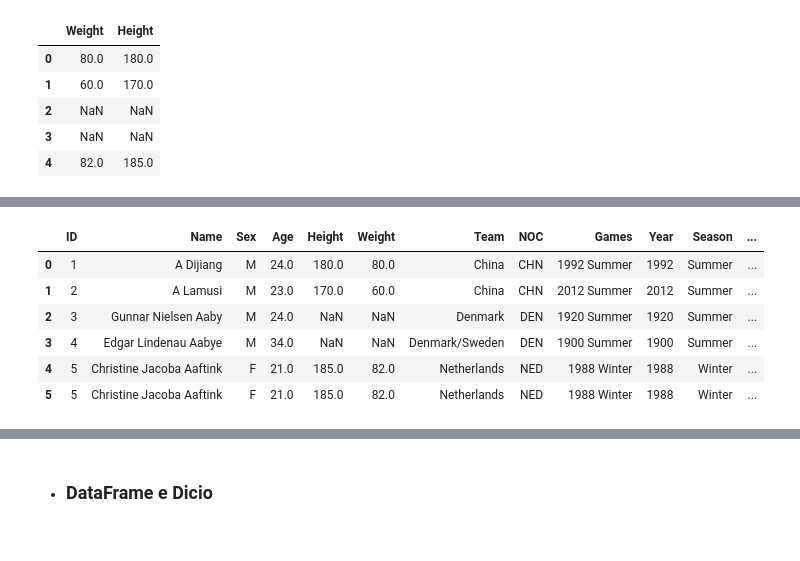
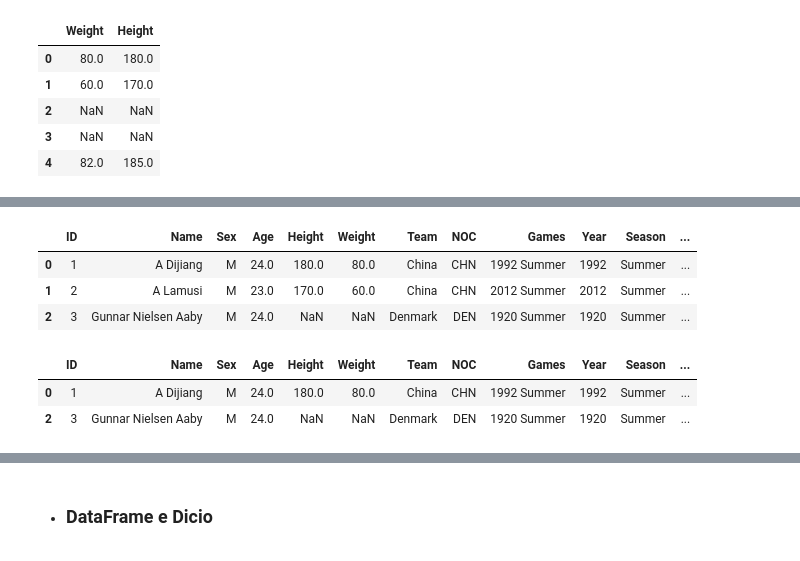
Before and after one commit to calgns/pandas-basico, a Jupyter notebook: pd.ipynb, the cells around one changed output, grey strips where cells are left out. Saved outputs shown, nothing was run; the diff lists cells and outputs as text; code cells hidden in the pictures.

```diff
--- a/pd.ipynb
+++ b/pd.ipynb
@@ -107,12 +107,16 @@ Medal                         NaN
 Name: 2, dtype: object
 # %%
 # podendo pegar mais de uma, mas nesse caso seria melhor o head()
-df.loc[0:5]
+ df.loc[0:2]
 # %% [output]
 |  | ID | Name | Sex | Age | Height | Weight | Team | NOC | Games | Year | Season | ... |
 | 0 | 1 | A Dijiang | M | 24.0 | 180.0 | 80.0 | China | CHN | 1992 Summer | 1992 | Summer | ... |
 | 1 | 2 | A Lamusi | M | 23.0 | 170.0 | 60.0 | China | CHN | 2012 Summer | 2012 | Summer | ... |
 | 2 | 3 | Gunnar Nielsen Aaby | M | 24.0 | NaN | NaN | Denmark | DEN | 1920 Summer | 1920 | Summer | ... |
-| 3 | 4 | Edgar Lindenau Aabye | M | 34.0 | NaN | NaN | Denmark/Sweden | DEN | 1900 Summer | 1900 | Summer | ... |
-| 4 | 5 | Christine Jacoba Aaftink | F | 21.0 | 185.0 | 82.0 | Netherlands | NED | 1988 Winter | 1988 | Winter | ... |
-| 5 | 5 | Christine Jacoba Aaftink | F | 21.0 | 185.0 | 82.0 | Netherlands | NED | 1988 Winter | 1988 | Winter | ... |
+# %%
+# como de se esperar tem como pular de um em um
+df.loc[0:2:2]
+# %% [output]
+|  | ID | Name | Sex | Age | Height | Weight | Team | NOC | Games | Year | Season | ... |
+| 0 | 1 | A Dijiang | M | 24.0 | 180.0 | 80.0 | China | CHN | 1992 Summer | 1992 | Summer | ... |
+| 2 | 3 | Gunnar Nielsen Aaby | M | 24.0 | NaN | NaN | Denmark | DEN | 1920 Summer | 1920 | Summer | ... |
```
Also changed, not shown: parts of 1 cell of this notebook.
